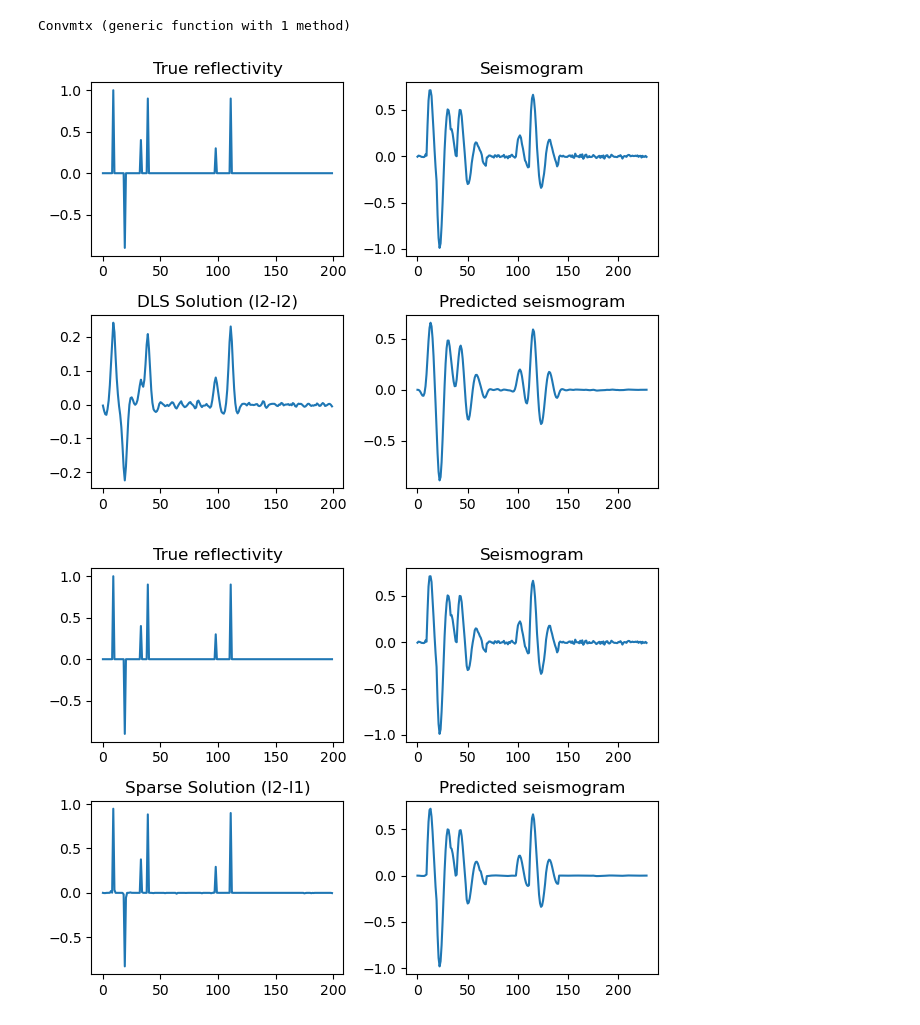
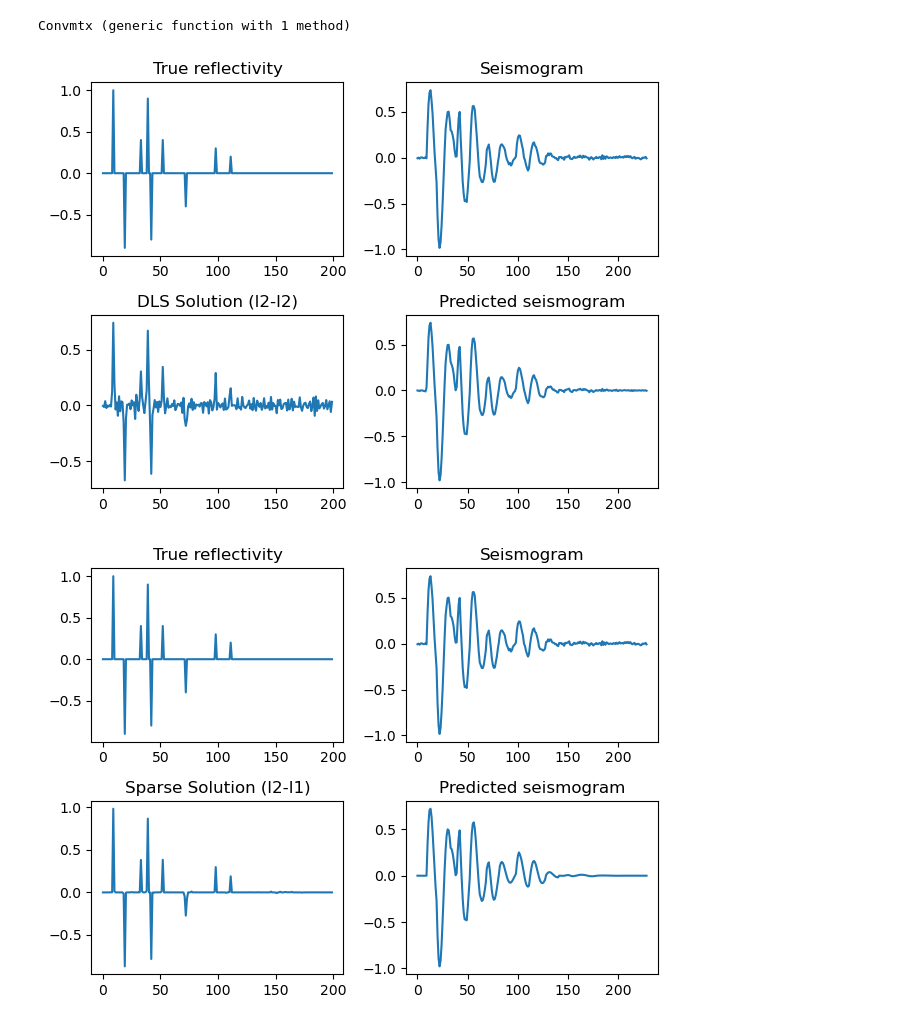
Before and after one commit to msacchi/UNLP-2024-Inversion, a Jupyter notebook: Notebooks/Convo_Example.ipynb, the cells around one changed output. Saved outputs shown, nothing was run; the diff lists cells and outputs as text; code cells hidden in the pictures.

```diff
--- a/Notebooks/Convo_Example.ipynb
+++ b/Notebooks/Convo_Example.ipynb
@@ -54,40 +54,43 @@ using PyPlot, LinearAlgebra
 # First we make a synthetic reflectivity r
 nr = 200
 r = zeros(nr)
-r[10] = 1.0
+r[10] =  1.0
 r[20] = -0.9
-r[34] = 0.4;
-r[40] = 0.9;
-r[99] = 0.3;
-r[112] = 0.9
+r[34] =  0.4
+r[40] =  0.9
+r[43] = -0.8
+r[53] =  0.4
+r[73] = -0.4;
+r[99] =  0.3
+r[112] = 0.2
 
 # Now, we design a wavelet
 t = collect(0:1:29)*0.004
 w = sin.(2*pi*15*t).*exp.(-20*t)
 
 # Convolution matrix
 W = Convmtx(w,nr);
 
 # Seismic trace
 d = W*r
 
 # Add noise to seismic trace
 d = d .+ 0.01*randn(size(d))
 
 # Damped LS solution
 
-mu = 1.
+mu = .01
 
 r_sol = (W'*W + mu*I)\(W'*d)
 
 subplot(221); plot(r);       title("True reflectivity")
 subplot(222); plot(d);       title("Seismogram")
 subplot(223); plot(r_sol);   title("DLS Solution (l2-l2)")
 subplot(224); plot(W*r_sol); title("Predicted seismogram")
 
 tight_layout()
 # %% [output]
-[figure, old version]
+[figure, new version]
 # %%
 # Sparse solution via IRLS : Iterative Reweighted Least-squares (IRLS)
 
@@ -95,7 +98,7 @@ Q = I(nr)
 mu = 0.01
 x = zeros(nr)
 for k = 1:20
-    x = (W'*W + mu*Q)\(W'*d);
+    x = (W'*W + mu*Q)\(W'*d)
     q = 1.0./(abs.(x).+0.0001)
     Q = diagm(0=>q)
 end
@@ -107,4 +110,4 @@ subplot(223); plot(r_sol);   title("Sparse Solution (l2-l1)")
 subplot(224); plot(W*r_sol); title("Predicted seismogram")
 tight_layout()
 # %% [output]
-[figure, old version]
+[figure, new version]
```
Also changed, not shown: 5 other files.
